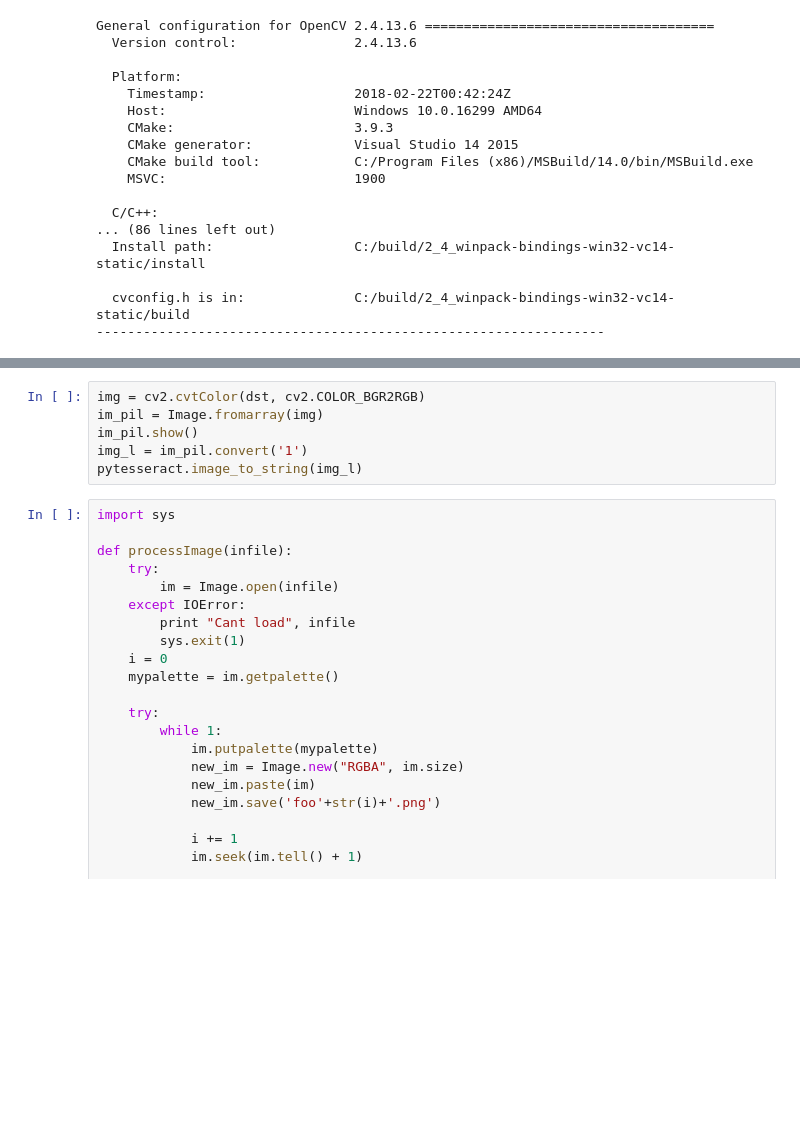
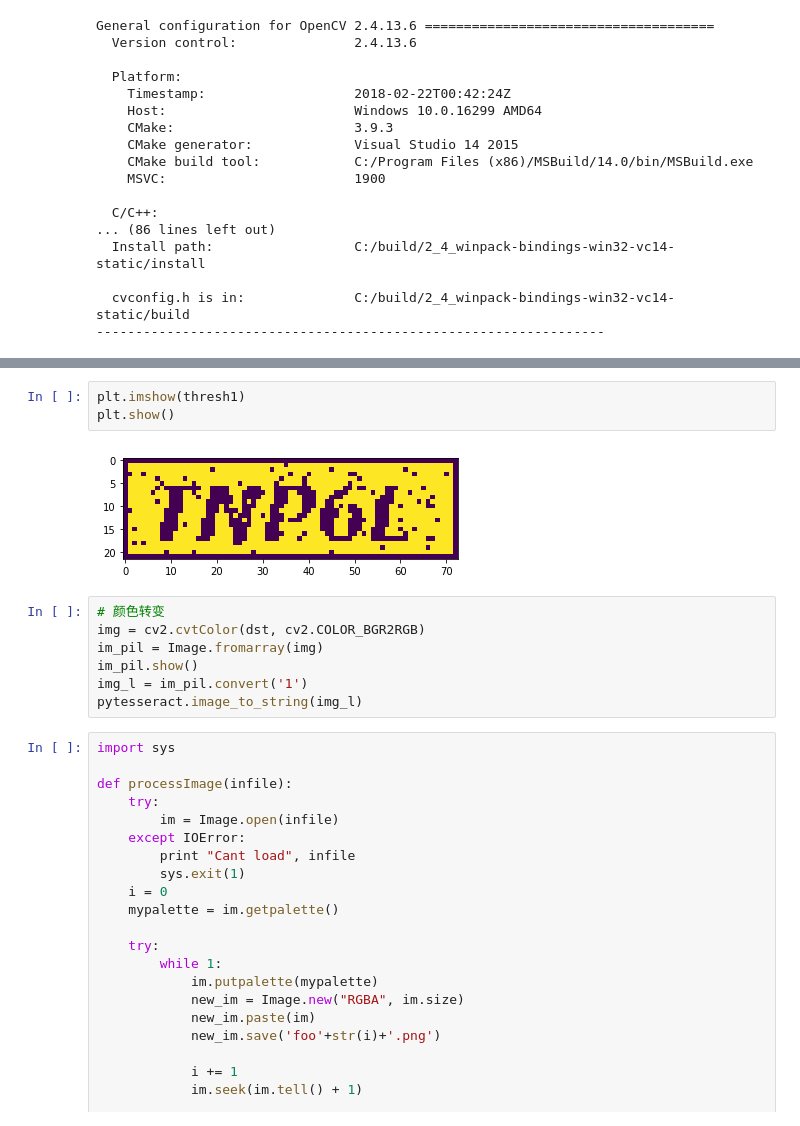
Before and after one commit to barneyElDinosaurio/base_function, a Jupyter notebook: image_detect/base_detect.ipynb, the cells around one changed output, grey strips where cells are left out. Saved outputs shown, nothing was run; the diff lists cells and outputs as text; blank space fills up the shorter version.

```diff
--- a/image_detect/base_detect.ipynb
+++ b/image_detect/base_detect.ipynb
@@ -94,4 +109,10 @@ plt.show()
+# %%
+plt.imshow(thresh1)
+plt.show()
+# %% [output]
+[figure, added]
 # %%
+# 颜色转变
 img = cv2.cvtColor(dst, cv2.COLOR_BGR2RGB)
 im_pil = Image.fromarray(img)
 im_pil.show()
```
Also changed, not shown: parts of 6 cells of this notebook, 5 other files.
